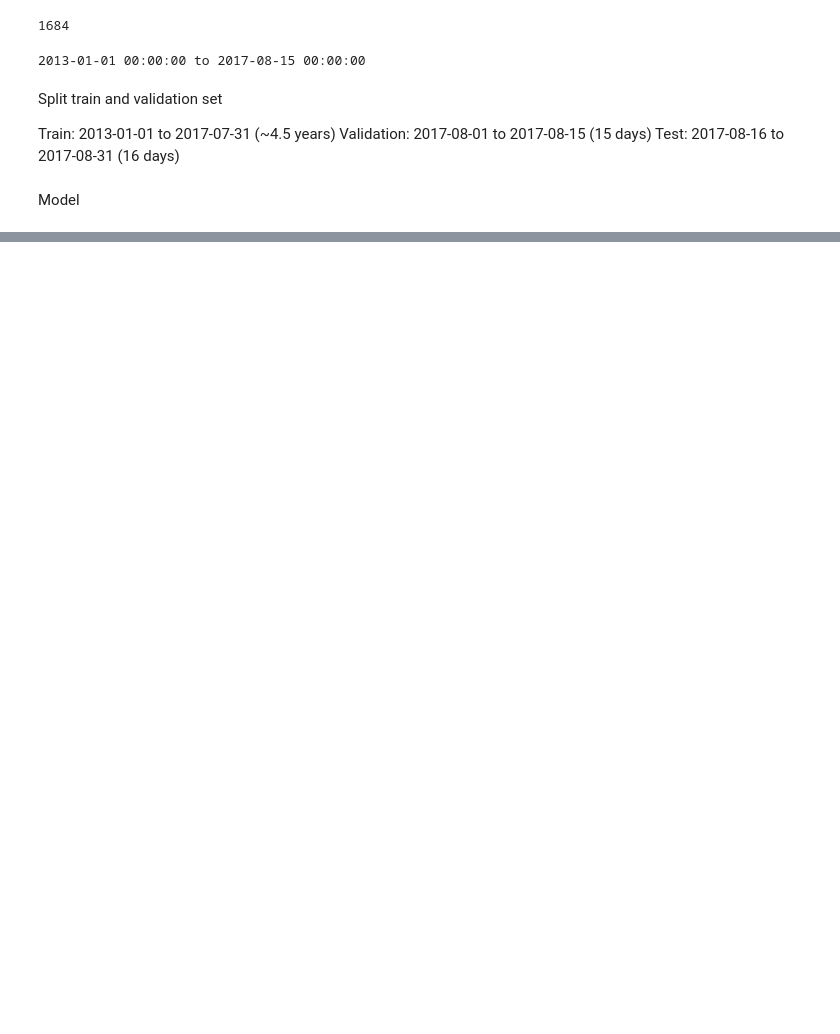
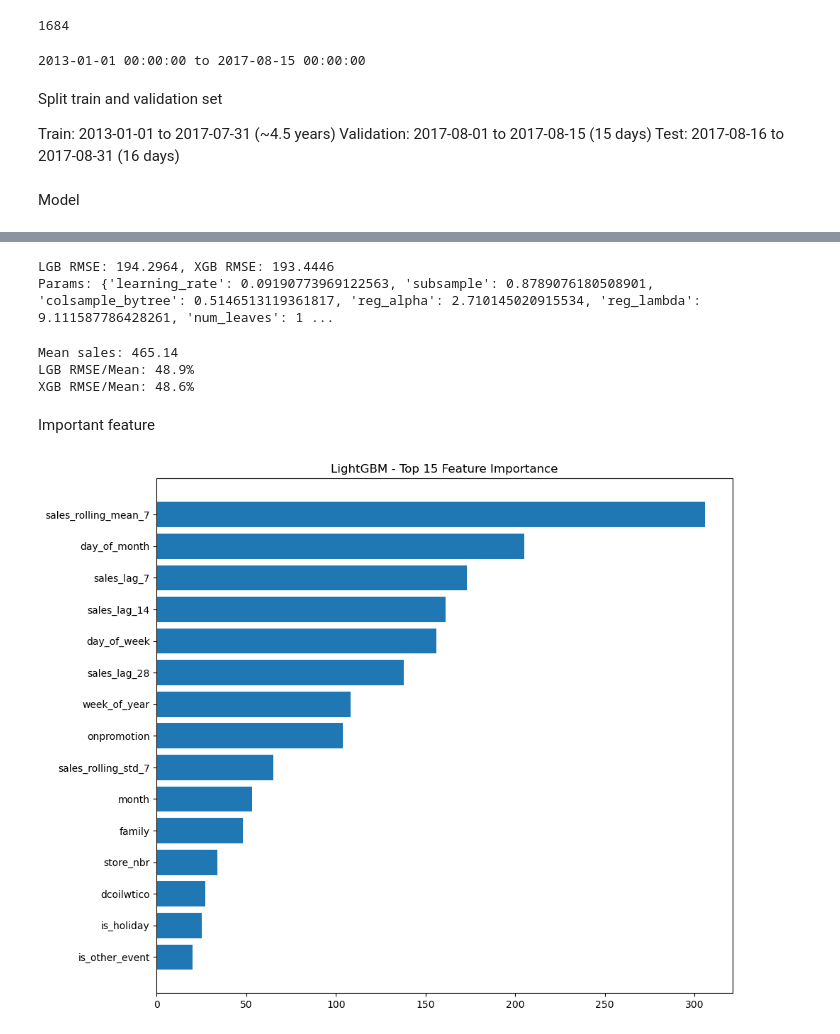
Before and after one commit to tharmpholsri/store-sales-forecasting, a Jupyter notebook: model.ipynb, the cells around one changed output, grey strips where cells are left out. Cells and saved outputs as stored; diff of their text form; code cells hidden in the pictures; blank space fills up the shorter version.

Commit message:
model : update lightGBM and XGBoost model

```diff
--- a/model.ipynb
+++ b/model.ipynb
@@ -56,6 +79,11 @@ y_val = df_train[df_train["date"] >= val_start]["sales"]
 for col in ["family", "city", "state", "type"]:
     X_train[col] = X_train[col].astype("category")
     X_val[col] = X_val[col].astype("category")
+# %%
+for col in ["family", "city", "state", "type"]:
+    X_train[col] = X_train[col].astype("category")
+    X_val[col] = X_val[col].astype("category")
+    df_test[col] = df_test[col].astype("category")  # add this
 # %% [markdown]
 Model
 # %%
@@ -97,0 +247,31 @@ print(f"XGBoost RMSE: {np.sqrt(mean_squared_error(y_val, xgb_pred)):.4f}")
+# %%
+for trial in study.best_trials:
+    print(f"LGB RMSE: {trial.values[0]:.4f}, XGB RMSE: {trial.values[1]:.4f}")
+    print(f"Params: {trial.params}\n")
+# %% [output]
+LGB RMSE: 194.2964, XGB RMSE: 193.4446
+Params: {'learning_rate': 0.09190773969122563, 'subsample': 0.8789076180508901, 'colsample_bytree': 0.5146513119361817, 'reg_alpha': 2.710145020915534, 'reg_lambda': 9.111587786428261, 'num_leaves': 1 ...
+# %%
+print(f"Mean sales: {y_val.mean():.2f}")
+print(f"LGB RMSE/Mean: {227.51/y_val.mean()*100:.1f}%")
+print(f"XGB RMSE/Mean: {226.23/y_val.mean()*100:.1f}%")
+# %% [output]
+Mean sales: 465.14
+LGB RMSE/Mean: 48.9%
+XGB RMSE/Mean: 48.6%
+# %% [markdown]
+Important feature
+# %%
+lgb_importance = pd.DataFrame({
+    "feature": X_train.columns,
+    "importance": lgb_model.feature_importances_
+}).sort_values("importance", ascending=False)
+
+plt.figure(figsize=(10, 8))
+plt.barh(lgb_importance["feature"][:15], lgb_importance["importance"][:15])
+plt.gca().invert_yaxis()
+plt.title("LightGBM - Top 15 Feature Importance")
+plt.tight_layout()
+plt.show()
+# %% [output]
+[figure, added]
```
Also changed, not shown: parts of 9 cells of this notebook.
